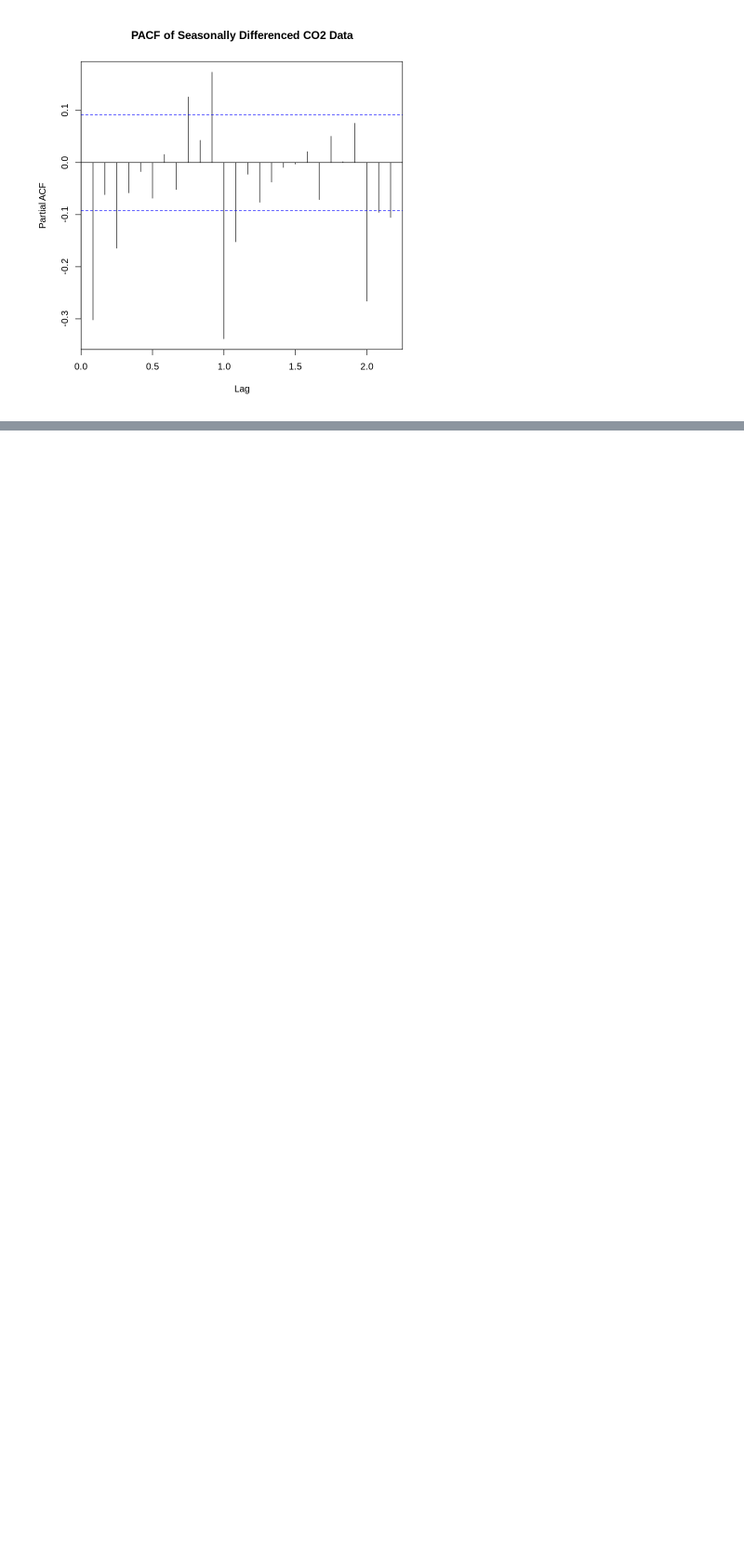
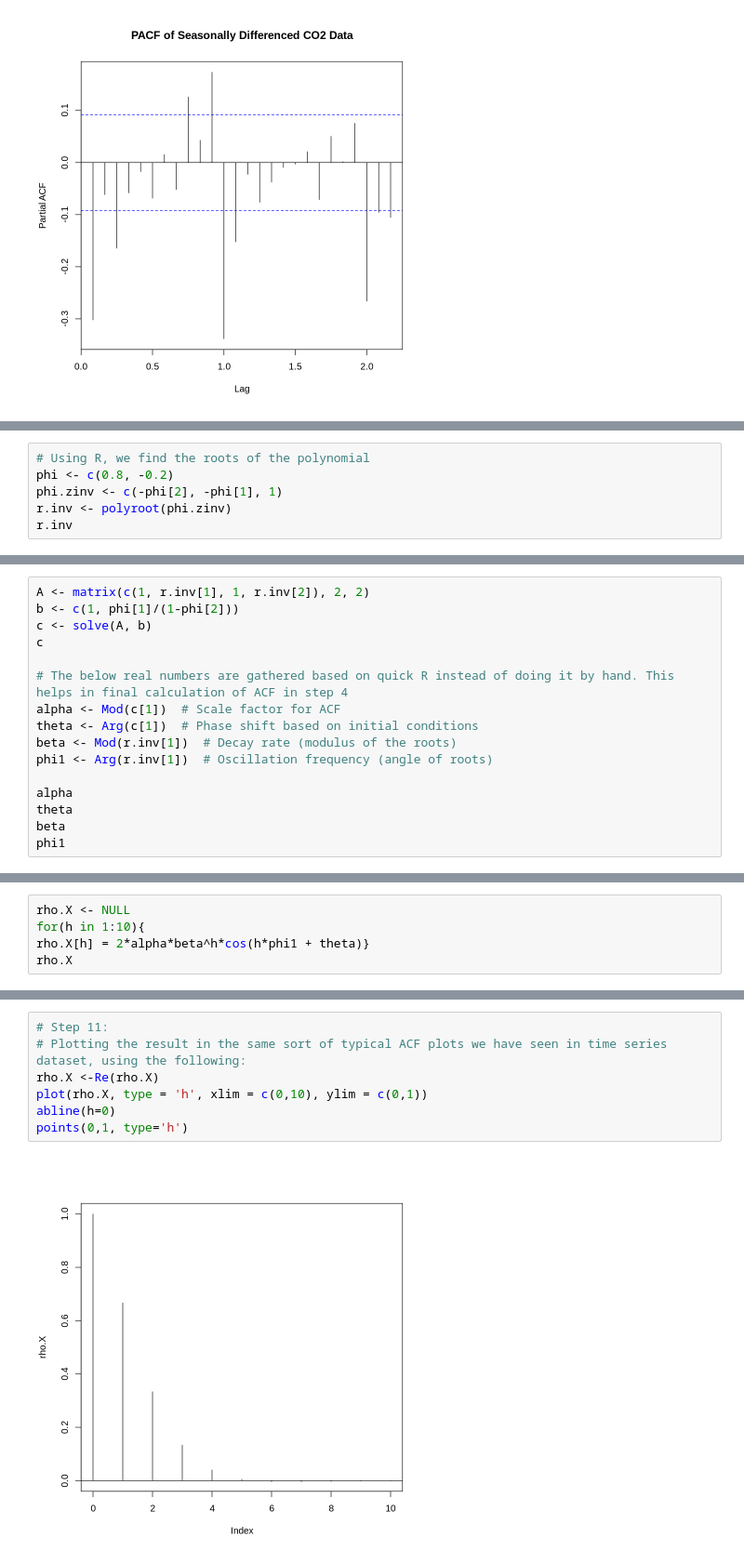
Before and after one commit to venkatanadikatla/pytorch, a Jupyter notebook: Manually_Graded_Assignment_1.ipynb, the cells around one changed output, grey strips where cells are left out. Shown: that part at 93% size. Cells and saved outputs as stored; diff of their text form; blank space fills up the shorter version.

```diff
--- a/Manually_Graded_Assignment_1.ipynb
+++ b/Manually_Graded_Assignment_1.ipynb
@@ -220,0 +226,6 @@ print(rho_X)
+# %%
+# Using R, we find the roots of the polynomial
+phi <- c(0.8, -0.2)
+phi.zinv <- c(-phi[2], -phi[1], 1)
+r.inv <- polyroot(phi.zinv)
+r.inv
@@ -220,0 +259,16 @@ print(rho_X)
+# %%
+A <- matrix(c(1, r.inv[1], 1, r.inv[2]), 2, 2)
+b <- c(1, phi[1]/(1-phi[2]))
+c <- solve(A, b)
+c
+
+# The below real numbers are gathered based on quick R instead of doing it by hand. This helps in final calculation of ACF in step 4
+alpha <- Mod(c[1])  # Scale factor for ACF
+theta <- Arg(c[1])  # Phase shift based on initial conditions
+beta <- Mod(r.inv[1])  # Decay rate (modulus of the roots)
+phi1 <- Arg(r.inv[1])  # Oscillation frequency (angle of roots)
+
+alpha
+theta
+beta
+phi1
@@ -220,0 +297,5 @@ print(rho_X)
+# %%
+rho.X <- NULL
+for(h in 1:10){
+rho.X[h] = 2*alpha*beta^h*cos(h*phi1 + theta)}
+rho.X
@@ -220,0 +316,9 @@ print(rho_X)
+# %%
+# Step 11:
+# Plotting the result in the same sort of typical ACF plots we have seen in time series dataset, using the following:
+rho.X <-Re(rho.X)
+plot(rho.X, type = 'h', xlim = c(0,10), ylim = c(0,1))
+abline(h=0)
+points(0,1, type='h')
+# %% [output]
+[figure, added]
```
Also changed, not shown: parts of 44 cells of this notebook.
